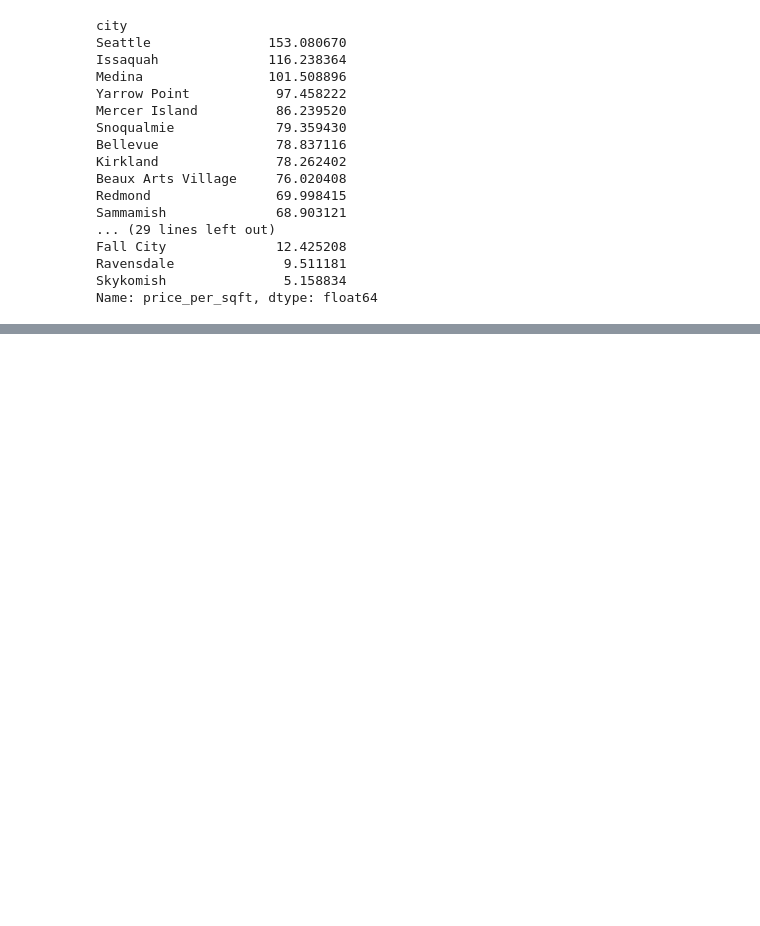
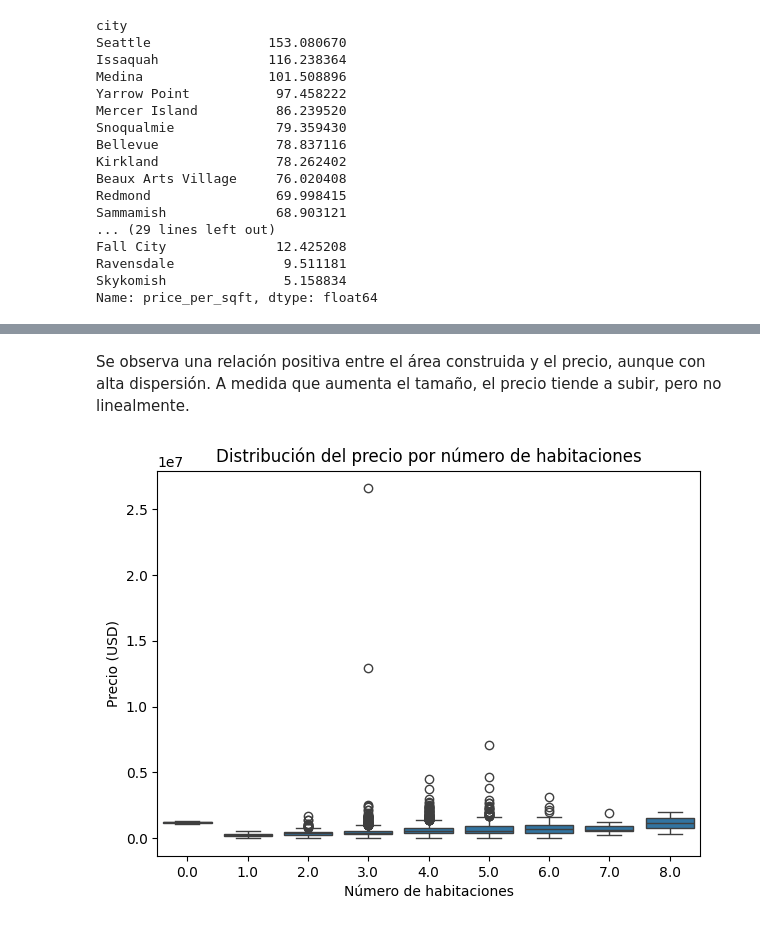
Before and after one commit to carlossil05/G2-Proyecto-DSA, a Jupyter notebook: Entrega 1/Exploracion-datos.ipynb, the cells around one changed output, grey strips where cells are left out. Drawn from its saved outputs; the diff is of its cells as text; code cells hidden in the pictures; blank space fills up the shorter version.

```diff
--- a/Entrega 1/Exploracion-datos.ipynb
+++ b/Entrega 1/Exploracion-datos.ipynb
@@ -240,0 +261,13 @@ fig.show()
+# %% [markdown]
+Se observa una relación positiva entre el área construida y el precio, aunque con alta dispersión.
+A medida que aumenta el tamaño, el precio tiende a subir, pero no linealmente.
+# %%
+##Análisis de precios por número de habitaciones
+plt.figure(figsize=(7,5))
+sns.boxplot(data=df, x='bedrooms', y='price')
+plt.title("Distribución del precio por número de habitaciones")
+plt.xlabel("Número de habitaciones")
+plt.ylabel("Precio (USD)")
+plt.show()
+# %% [output]
+[figure, added]
```
Also changed, not shown: parts of 13 cells of this notebook.
